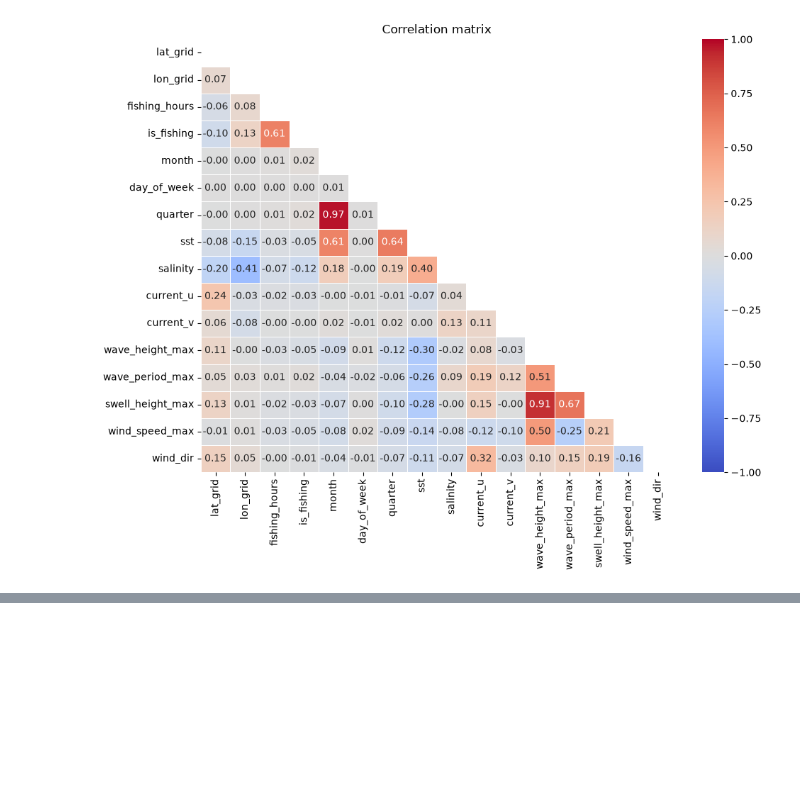
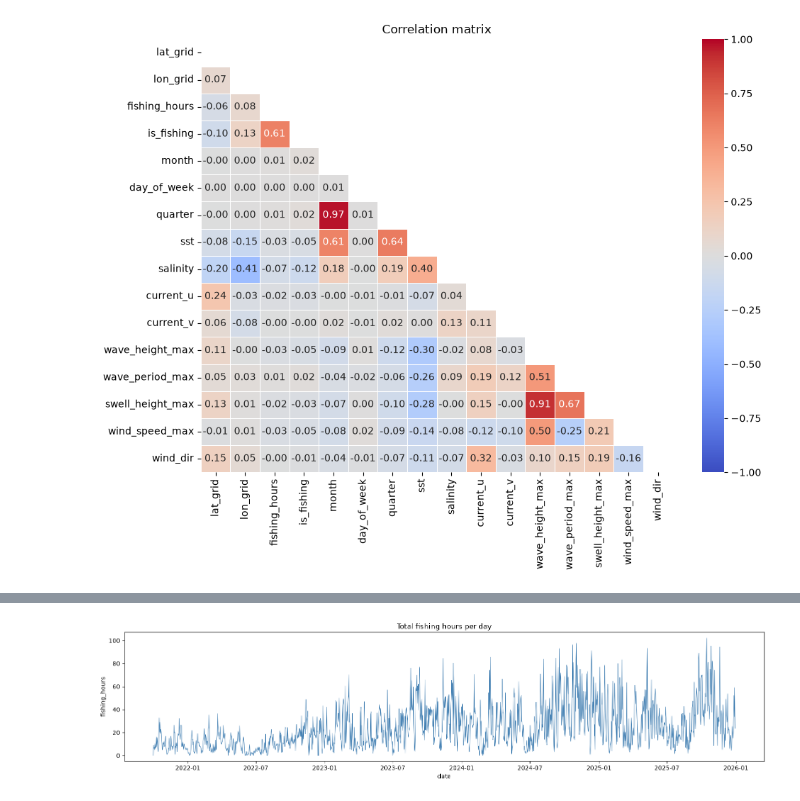
Before and after one commit to 3alae-22/ML-PROJECT, a Jupyter notebook: notebooks/02_eda.ipynb, the cells around one changed output, grey strips where cells are left out. Saved outputs shown, nothing was run; the diff lists cells and outputs as text; code cells hidden in the pictures; blank space fills up the shorter version.

```diff
--- a/notebooks/02_eda.ipynb
+++ b/notebooks/02_eda.ipynb
@@ -33,0 +132,11 @@ plt.show()
+# %%
+# fishing hours aggregated by date
+daily_fishing = df.groupby("date")["fishing_hours"].sum()
+
+plt.figure(figsize=(16, 4))
+sns.lineplot(daily_fishing, color="steelblue", linewidth=0.8)
+plt.title("Total fishing hours per day")
+plt.tight_layout()
+plt.show()
+# %% [output]
+[figure, added]
```
Also changed, not shown: parts of 14 cells of this notebook, 3 other files.
